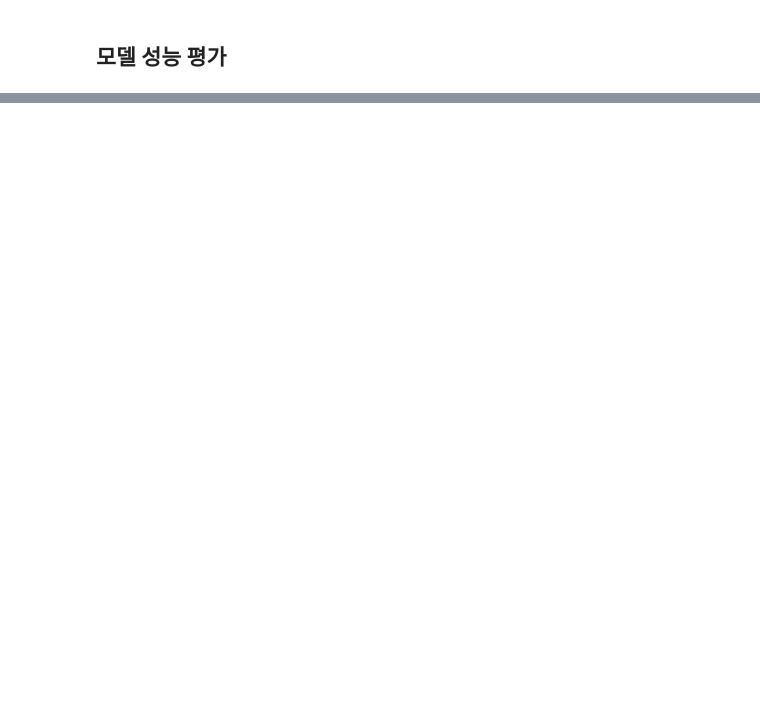
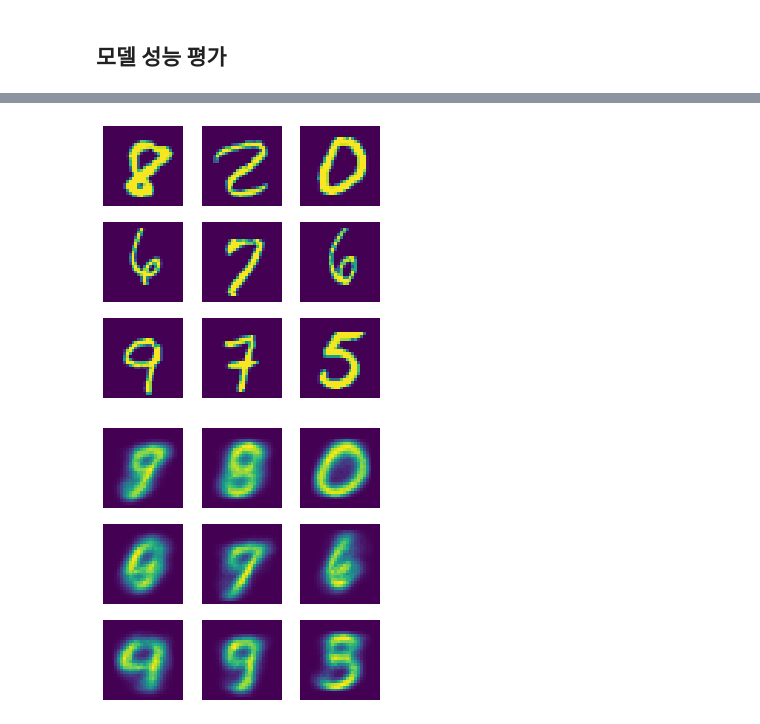
Before and after one commit to hyerica-bdml/tensorflow-2-tutorials, a Jupyter notebook: 03-generative-models/02-Variational-Auto-Encoder.ipynb, the cells around one changed output, grey strips where cells are left out. Cells and saved outputs as stored; diff of their text form; code cells hidden in the pictures; blank space fills up the shorter version.

```diff
--- a/03-generative-models/02-Variational-Auto-Encoder.ipynb
+++ b/03-generative-models/02-Variational-Auto-Encoder.ipynb
@@ -320,0 +335,28 @@ plot_samples(decoded)
+# %%
+def plot_generated(X):
+    _X = X[np.random.randint(0, X.shape[0], size=9)]
+
+    _decoded = vae(_X)[0]
+
+    idx = 0
+    fig, ax = plt.subplots(nrows=3, ncols=3, figsize=(5, 5))
+    for row in range(3):
+        for col in range(3):
+            ax[row][col].imshow(np.squeeze(_X[idx]))
+            ax[row][col].axis('off')
+            idx += 1
+    plt.show()
+
+    idx = 0
+    fig, ax = plt.subplots(nrows=3, ncols=3, figsize=(5, 5))
+    for row in range(3):
+        for col in range(3):
+            ax[row][col].imshow(np.squeeze(_decoded[idx]))
+            ax[row][col].axis('off')
+            idx += 1
+    plt.show()
+
+plot_generated(X_test)
+# %% [output]
+[figure, added]
+[figure, added]
```
Also changed, not shown: parts of 13 cells of this notebook, 1 other file.
